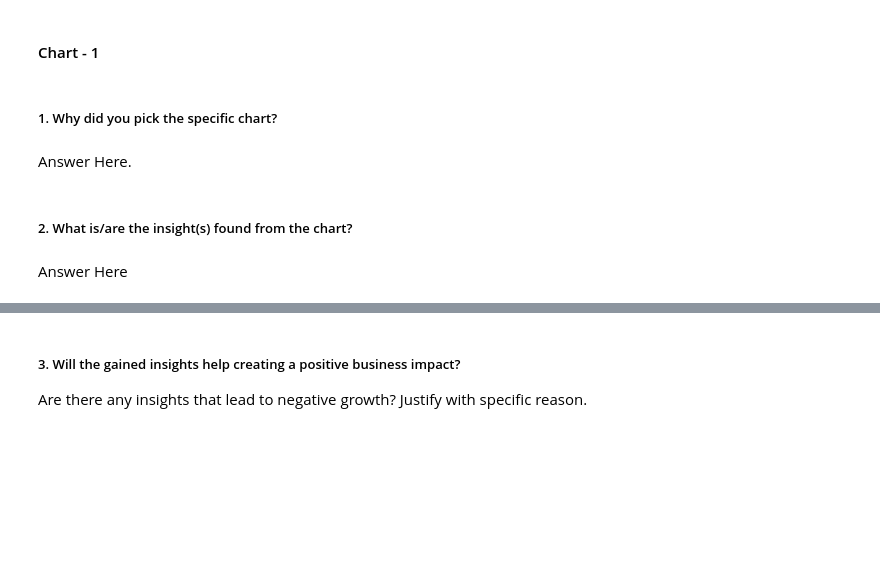
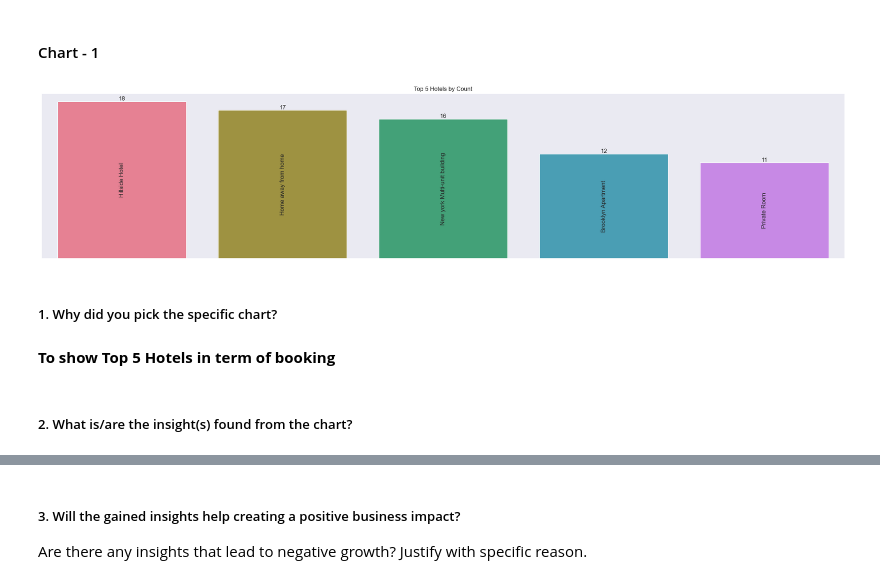
Before and after one commit to saifghostrider454/Airbnb-EDA, a Jupyter notebook: Airbnb.ipynb, the cells around one changed output, grey strips where cells are left out. Saved outputs shown, nothing was run; the diff lists cells and outputs as text; code cells hidden in the pictures; blank space fills up the shorter version.

```diff
--- a/Airbnb.ipynb
+++ b/Airbnb.ipynb
@@ -389,8 +481,40 @@ plt.show()
+# %%
+# Chart - 1 visualization code
+
+plt.figure(figsize=[29, 6])
+
+top_5_hotels = df['name'].value_counts().head(5)
+
+# Define a color palette
+colors = sns.color_palette("husl", len(top_5_hotels))
+
+# Plotting the bar plot with customized colors
+ax = sns.barplot(x=top_5_hotels.index, y=top_5_hotels.values, palette=colors)
+
+plt.xticks(rotation=45)
+plt.xlabel('Hotel Name')  # Adding x-label
+plt.title('Top 5 Hotels by Count')  # Adding plot title
+
+# Adding text annotations on top of each bar
+for i, count in enumerate(top_5_hotels.values):
+    ax.text(i, count, str(count), ha='center', va='bottom')
+
+# Adding hotel names at the center of the bars
+for i, name in enumerate(top_5_hotels.index):
+    bar_width = ax.patches[i].get_width()
+    bar_center = ax.patches[i].get_x() + bar_width / 2
+    ax.text(bar_center, top_5_hotels[i] / 2, name, ha='center', va='center', rotation=90)
+
+# Removing the x and y axes
+plt.gca().axes.get_xaxis().set_visible(False)
+plt.gca().axes.get_yaxis().set_visible(False)
+
+plt.show()
+# %% [output]
+[figure, added]
 # %% [markdown]
 ##### 1. Why did you pick the specific chart?
-# %% [markdown]
-Answer Here.
+# %% [markdown]
+**To show Top 5 Hotels in term of booking**
 # %% [markdown]
 ##### 2. What is/are the insight(s) found from the chart?
-# %% [markdown]
-Answer Here
```
Also changed, not shown: parts of 40 cells of this notebook.
